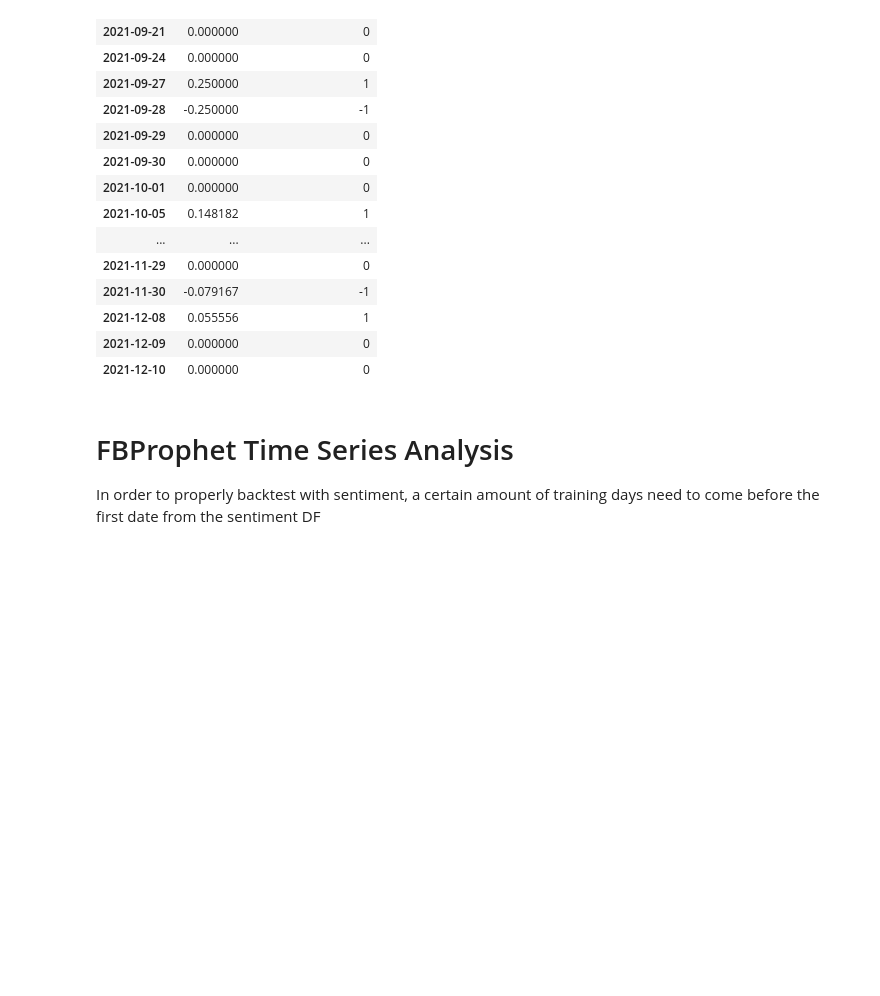
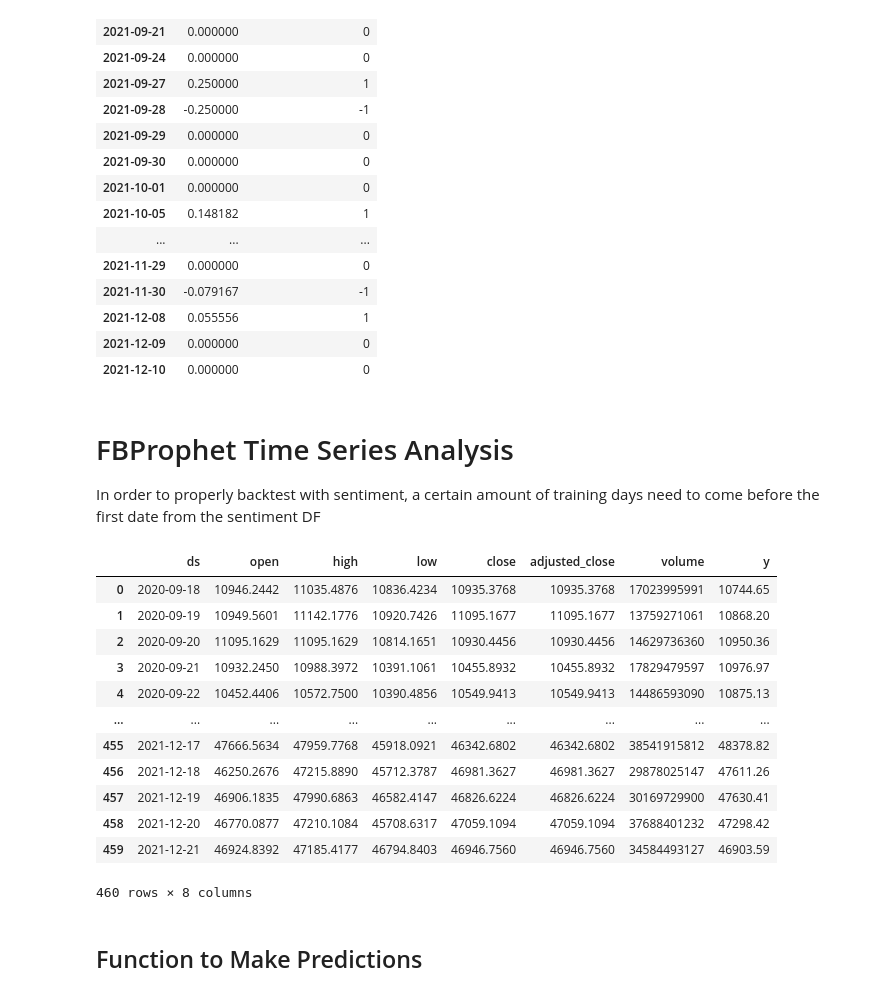
Before and after one commit to marcosan93/Medium-Misc-Tutorials, a Jupyter notebook: Crypto-Tutorials/Sentiment-TimeSeries-Crypto.ipynb, the cells around one changed output. Saved outputs shown, nothing was run; the diff lists cells and outputs as text; code cells hidden in the pictures; blank space fills up the shorter version.

```diff
--- a/Crypto-Tutorials/Sentiment-TimeSeries-Crypto.ipynb
+++ b/Crypto-Tutorials/Sentiment-TimeSeries-Crypto.ipynb
@@ -143,4 +153,22 @@ def getPrices(ticker, training_days, sent_df):
 
     return prices
 # %%
-prices = getPrices("BTC", 365, sent_df)
+prices = getPrices("BTC", 365, sent_df, 5)
+
+prices
+# %% [output]
+|  | ds | open | high | low | close | adjusted_close | volume | y |
+| 0 | 2020-09-18 | 10946.2442 | 11035.4876 | 10836.4234 | 10935.3768 | 10935.3768 | 17023995991 | 10744.65 |
+| 1 | 2020-09-19 | 10949.5601 | 11142.1776 | 10920.7426 | 11095.1677 | 11095.1677 | 13759271061 | 10868.20 |
+| 2 | 2020-09-20 | 11095.1629 | 11095.1629 | 10814.1651 | 10930.4456 | 10930.4456 | 14629736360 | 10950.36 |
+| 3 | 2020-09-21 | 10932.2450 | 10988.3972 | 10391.1061 | 10455.8932 | 10455.8932 | 17829479597 | 10976.97 |
+| 4 | 2020-09-22 | 10452.4406 | 10572.7500 | 10390.4856 | 10549.9413 | 10549.9413 | 14486593090 | 10875.13 |
+| ... | ... | ... | ... | ... | ... | ... | ... | ... |
+| 455 | 2021-12-17 | 47666.5634 | 47959.7768 | 45918.0921 | 46342.6802 | 46342.6802 | 38541915812 | 48378.82 |
+| 456 | 2021-12-18 | 46250.2676 | 47215.8890 | 45712.3787 | 46981.3627 | 46981.3627 | 29878025147 | 47611.26 |
+| 457 | 2021-12-19 | 46906.1835 | 47990.6863 | 46582.4147 | 46826.6224 | 46826.6224 | 30169729900 | 47630.41 |
+| 458 | 2021-12-20 | 46770.0877 | 47210.1084 | 45708.6317 | 47059.1094 | 47059.1094 | 37688401232 | 47298.42 |
+| 459 | 2021-12-21 | 46924.8392 | 47185.4177 | 46794.8403 | 46946.7560 | 46946.7560 | 34584493127 | 46903.59 |
+460 rows × 8 columns
+# %% [markdown]
+## Function to Make Predictions
```
Also changed, not shown: parts of 10 cells of this notebook.
